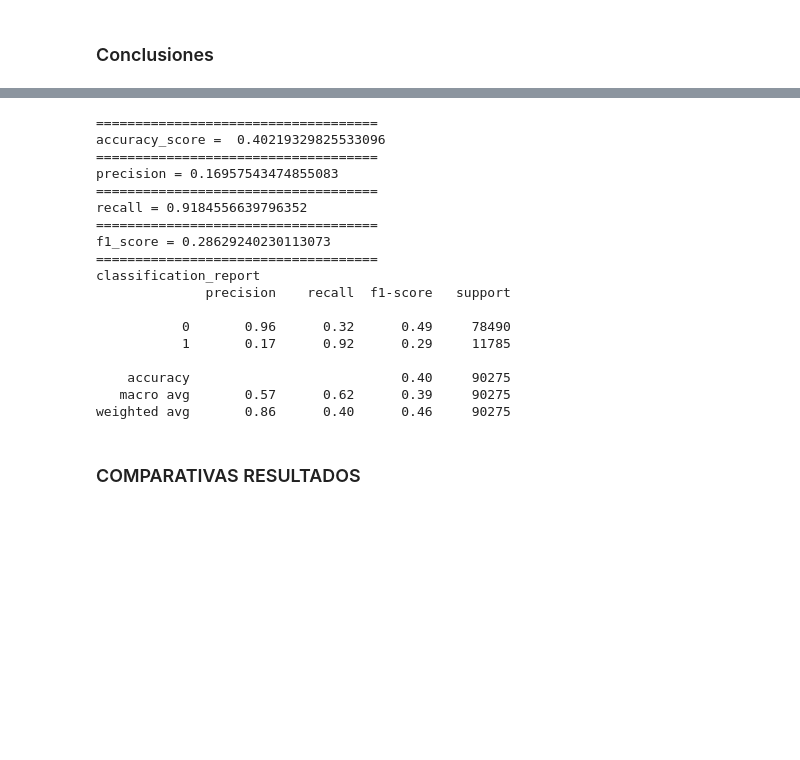
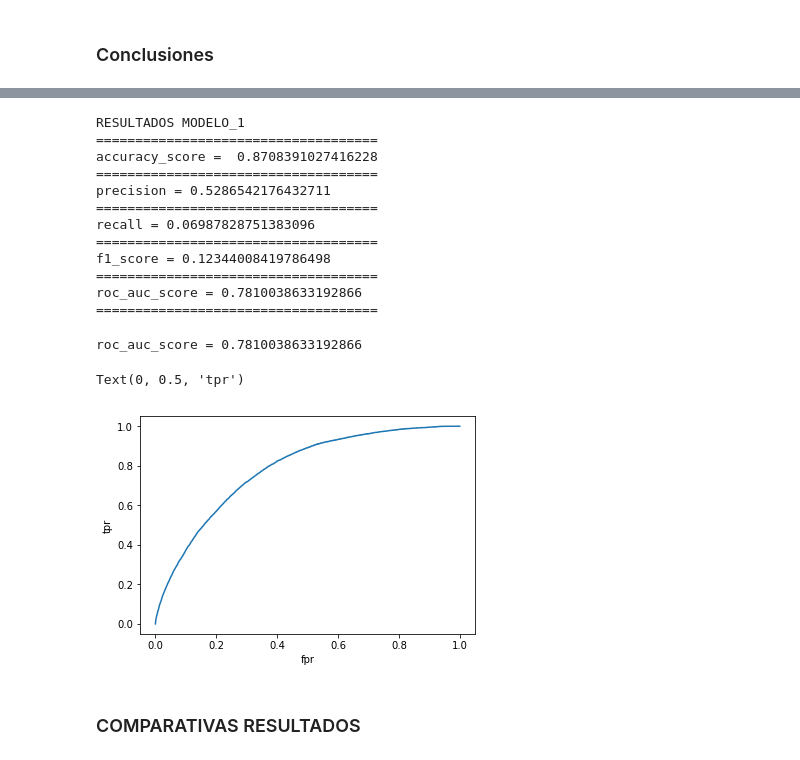
Before and after one commit to romayana/Financial-Product-Sales-Forecast-Model, a Jupyter notebook: Python Codes/Estado del Arte.ipynb, the cells around one changed output, grey strips where cells are left out. Saved outputs shown, nothing was run; the diff lists cells and outputs as text; code cells hidden in the pictures; blank space fills up the shorter version.

```diff
--- a/Python Codes/Estado del Arte.ipynb
+++ b/Python Codes/Estado del Arte.ipynb
@@ -314,33 +311,39 @@ pl.show()
 # %%
+# RESULTADOS MODELO_1
+print('RESULTADOS MODELO_1')
 print('====================================')
-print ('accuracy_score = ', accuracy_score(y_test,modelo1.predict(X_test)))
+accuracy_score_modelo_1 = print ('accuracy_score = ',accuracy_score(y_test,modelo1.predict(X_test)))
 print('====================================')
-print('precision =', precision_score(y_test,modelo1.predict(X_test)))
+precision_modelo_1 = print('precision =', precision_score(y_test,modelo1.predict(X_test)))
 print('====================================')
-print('recall =', recall_score(y_test,modelo1.predict(X_test)))
+recall_score_modelo_1 = print('recall =', recall_score(y_test,modelo1.predict(X_test)))
 print('====================================')
-print('f1_score =', f1_score(y_test,modelo1.predict(X_test)))
+f1_score_modelo_1 = print('f1_score =', f1_score(y_test,modelo1.predict(X_test)))
 print('====================================')
-print('classification_report')
-print(classification_report(y_test, modelo1.predict(X_test)))
+roc_auc_score_modelo_1 = print('roc_auc_score =', roc_auc_score(y_test,modelo1.predict_proba(X_test)[:,1]))
+print('====================================')
 # %% [output]
+RESULTADOS MODELO_1
 ====================================
-accuracy_score =  0.40219329825533096
+accuracy_score =  0.8708391027416228
 ====================================
-precision = 0.16957543474855083
+precision = 0.5286542176432711
 ====================================
-recall = 0.9184556639796352
+recall = 0.06987828751383096
 ====================================
-f1_score = 0.28629240230113073
+f1_score = 0.12344008419786498
 ====================================
-classification_report
-              precision    recall  f1-score   support
-
-           0       0.96      0.32      0.49     78490
-           1       0.17      0.92      0.29     11785
-
-    accuracy                           0.40     90275
-   macro avg       0.57      0.62      0.39     90275
-weighted avg       0.86      0.40      0.46     90275
+roc_auc_score = 0.7810038633192866
+====================================
+# %%
+print('roc_auc_score =', roc_auc_score(y_test,modelo1.predict_proba(X_test)[:, 1]))
+fpr, tpr, threshold = roc_curve(y_test,modelo1.predict_proba(X_test)[:, 1])
+plt.plot(fpr, tpr)
+plt.xlabel('fpr')
+plt.ylabel('tpr')
+# %% [output]
+roc_auc_score = 0.7810038633192866
+Text(0, 0.5, 'tpr')
+[figure, added]
 # %% [markdown]
 ### COMPARATIVAS RESULTADOS
```
Also changed, not shown: parts of 38 cells of this notebook, 2 other files.
